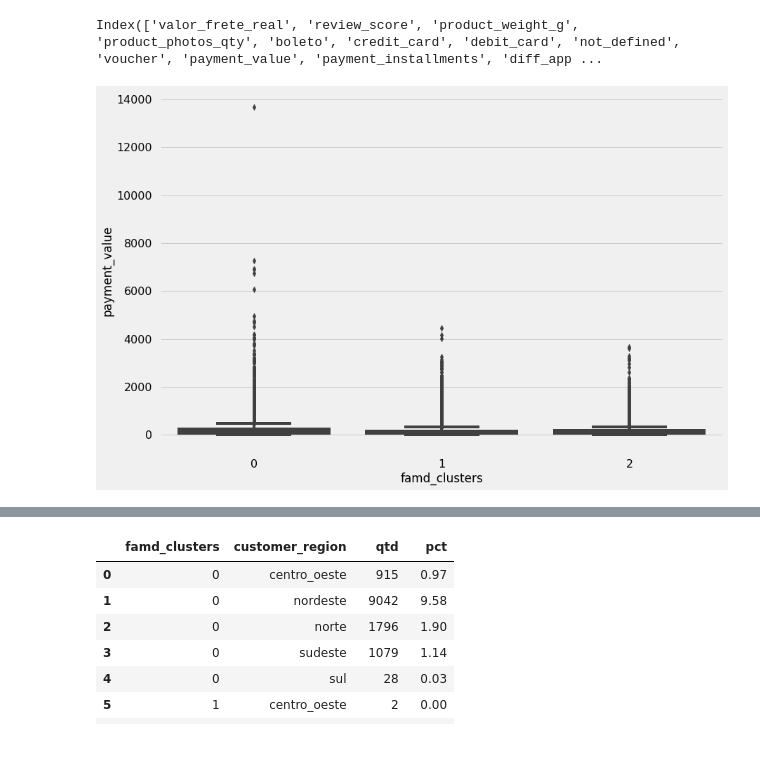
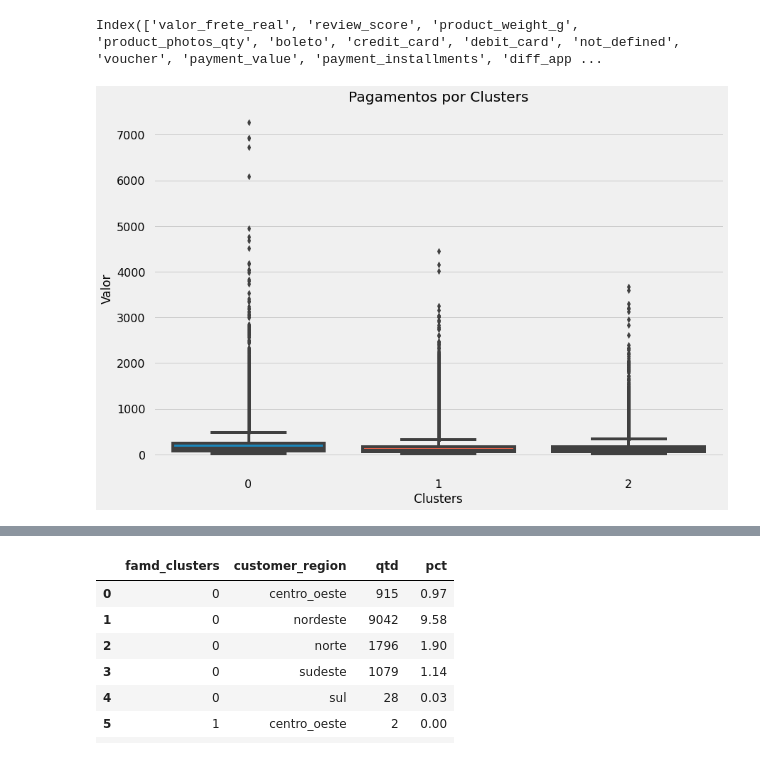
Before and after one commit to fabioismerim/consumer_score_prediction, a Jupyter notebook: clustering_approach/FAMD.ipynb, the cells around one changed output, grey strips where cells are left out. Saved outputs shown, nothing was run; the diff lists cells and outputs as text; code cells hidden in the pictures.

Commit message:
finished plots

```diff
--- a/clustering_approach/FAMD.ipynb
+++ b/clustering_approach/FAMD.ipynb
@@ -518,7 +539,13 @@ cluster_famd_profile.columns
 # %% [output]
 Index(['valor_frete_real', 'review_score', 'product_weight_g', 'product_photos_qty', 'boleto', 'credit_card', 'debit_card', 'not_defined', 'voucher', 'payment_value', 'payment_installments', 'diff_app ...
 # %%
-sns.boxplot(x = 'famd_clusters', y = 'payment_value' ,data = cluster_famd_profile)
+ax = sns.boxplot(x = 'famd_clusters',
+            y = 'payment_value',
+            data = cluster_famd_profile[cluster_famd_profile['payment_value'] < 10000])
+ax.set(title = 'Pagamentos por Clusters',
+       xlabel = 'Clusters',
+       ylabel = 'Valor')
+
 plt.show()
 # %% [output]
-[figure, old version]
+[figure, new version]
```
Also changed, not shown: parts of 11 cells of this notebook, 1 other file.
